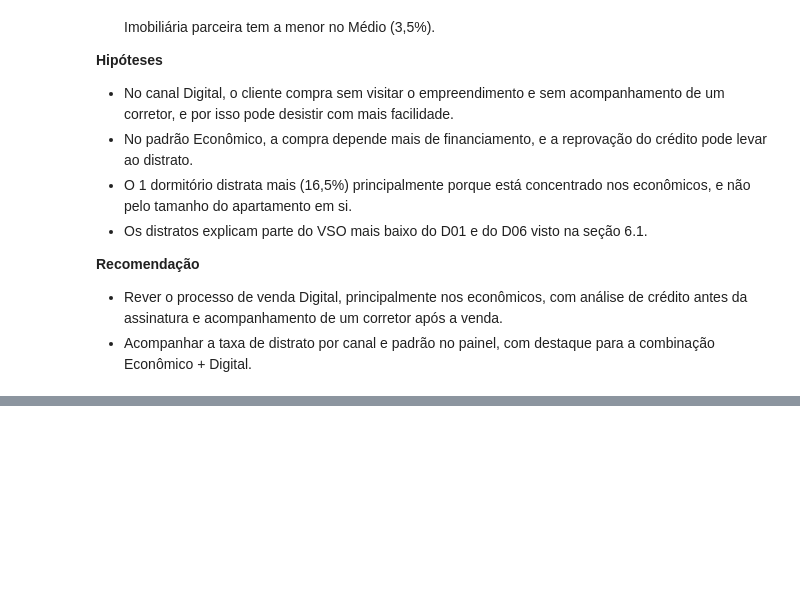
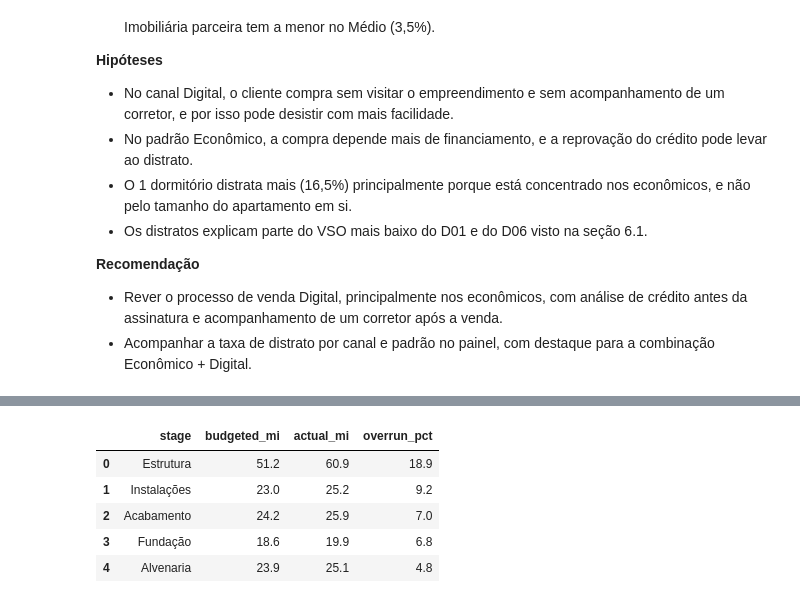
Before and after one commit to ricardo-paganini/construction-powerbi-dashboard, a Jupyter notebook: construction_analysis.ipynb, the cells around one changed output, grey strips where cells are left out. Saved outputs shown, nothing was run; the diff lists cells and outputs as text; code cells hidden in the pictures; blank space fills up the shorter version.

```diff
--- a/construction_analysis.ipynb
+++ b/construction_analysis.ipynb
@@ -707,0 +737,20 @@ plt.show()
+# %%
+query = '''
+SELECT stage,
+       ROUND(SUM(budgeted_cost) / 1000000, 1) AS budgeted_mi,
+       ROUND(SUM(actual_cost) / 1000000, 1) AS actual_mi,
+       ROUND(100.0 * (SUM(actual_cost) - SUM(budgeted_cost)) / SUM(budgeted_cost), 1) AS overrun_pct
+FROM construction_costs
+GROUP BY stage
+ORDER BY overrun_pct DESC
+'''
+
+cost_by_stage = pd.read_sql(query, conn)
+cost_by_stage
+# %% [output]
+|  | stage | budgeted_mi | actual_mi | overrun_pct |
+| 0 | Estrutura | 51.2 | 60.9 | 18.9 |
+| 1 | Instalações | 23.0 | 25.2 | 9.2 |
+| 2 | Acabamento | 24.2 | 25.9 | 7.0 |
+| 3 | Fundação | 18.6 | 19.9 | 6.8 |
+| 4 | Alvenaria | 23.9 | 25.1 | 4.8 |
```
Also changed, not shown: parts of 4 cells of this notebook.
